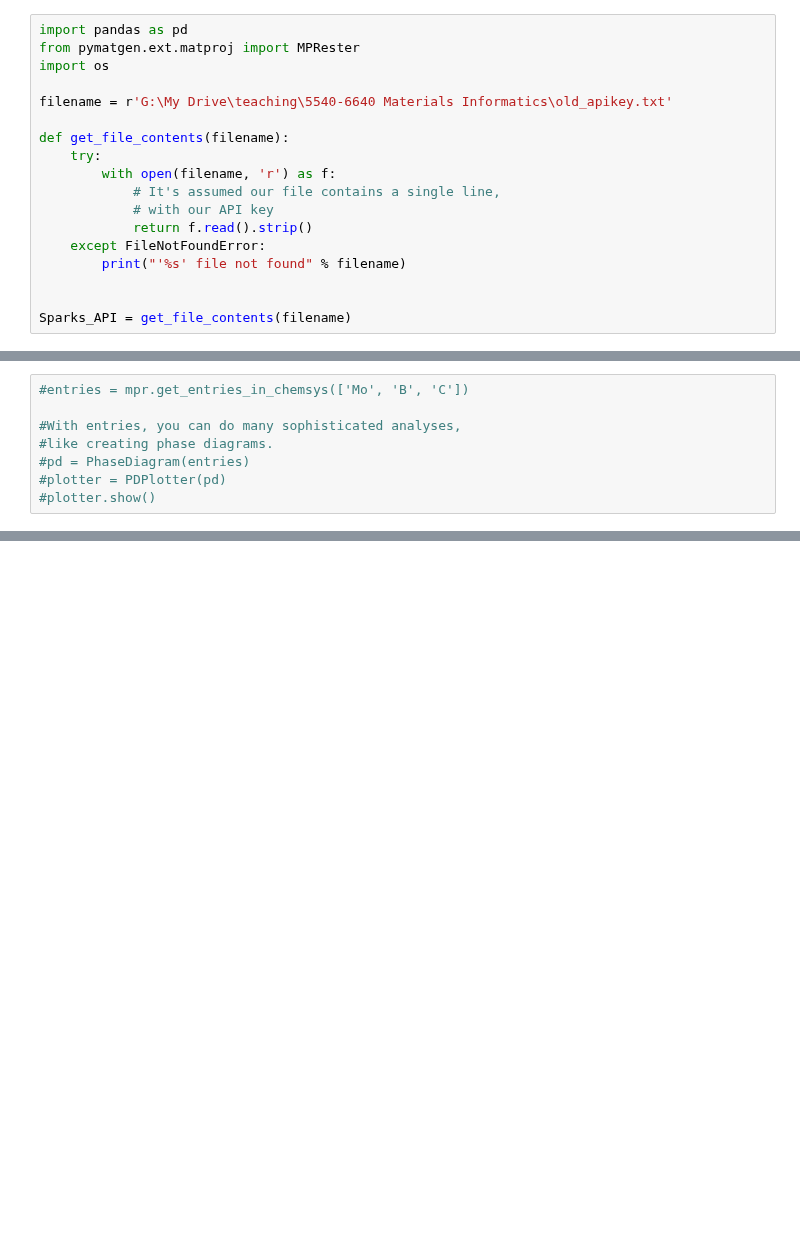
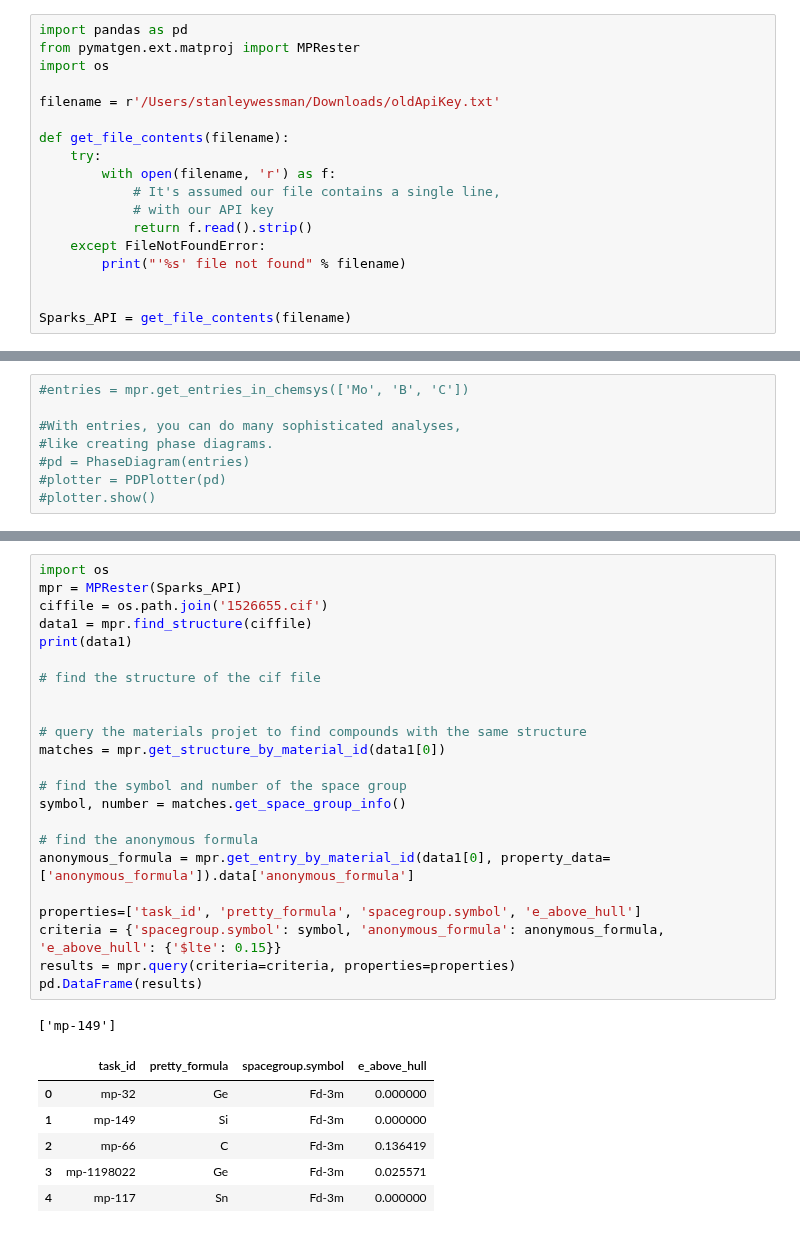
Before and after one commit to sp8rks/MaterialsInformatics, a Jupyter notebook: worked_examples/MP_API_example/legacy_MPRester_tutorial.ipynb, the cells around one changed output, grey strips where cells are left out. Saved outputs shown, nothing was run; the diff lists cells and outputs as text; blank space fills up the shorter version.

```diff
--- a/worked_examples/MP_API_example/legacy_MPRester_tutorial.ipynb
+++ b/worked_examples/MP_API_example/legacy_MPRester_tutorial.ipynb
@@ -7,7 +7,7 @@ import pandas as pd
 from pymatgen.ext.matproj import MPRester
 import os
 
-filename = r'G:\My Drive\teaching\5540-6640 Materials Informatics\old_apikey.txt'
+filename = r'/Users/stanleywessman/Downloads/oldApiKey.txt'
 
 def get_file_contents(filename):
     try:
@@ -207,0 +207,31 @@ PeriodicSite: O (1.26, 9.577, 7.69) [0.2725, 0.7632, 0.5491], 'material_id': 'mp
+# %%
+import os
+mpr = MPRester(Sparks_API)
+ciffile = os.path.join('1526655.cif')
+data1 = mpr.find_structure(ciffile)
+print(data1)
+
+# find the structure of the cif file
+
+
+# query the materials projet to find compounds with the same structure
+matches = mpr.get_structure_by_material_id(data1[0])
+
+# find the symbol and number of the space group
+symbol, number = matches.get_space_group_info()
+
+# find the anonymous formula
+anonymous_formula = mpr.get_entry_by_material_id(data1[0], property_data=['anonymous_formula']).data['anonymous_formula']
+
+properties=['task_id', 'pretty_formula', 'spacegroup.symbol', 'e_above_hull']
+criteria = {'spacegroup.symbol': symbol, 'anonymous_formula': anonymous_formula, 'e_above_hull': {'$lte': 0.15}}
+results = mpr.query(criteria=criteria, properties=properties)
+pd.DataFrame(results)
+# %% [output]
+['mp-149']
+|  | task_id | pretty_formula | spacegroup.symbol | e_above_hull |
+| 0 | mp-32 | Ge | Fd-3m | 0.000000 |
+| 1 | mp-149 | Si | Fd-3m | 0.000000 |
+| 2 | mp-66 | C | Fd-3m | 0.136419 |
+| 3 | mp-1198022 | Ge | Fd-3m | 0.025571 |
+| 4 | mp-117 | Sn | Fd-3m | 0.000000 |
```
Also changed, not shown: parts of 1 cell of this notebook, 5 other files.
